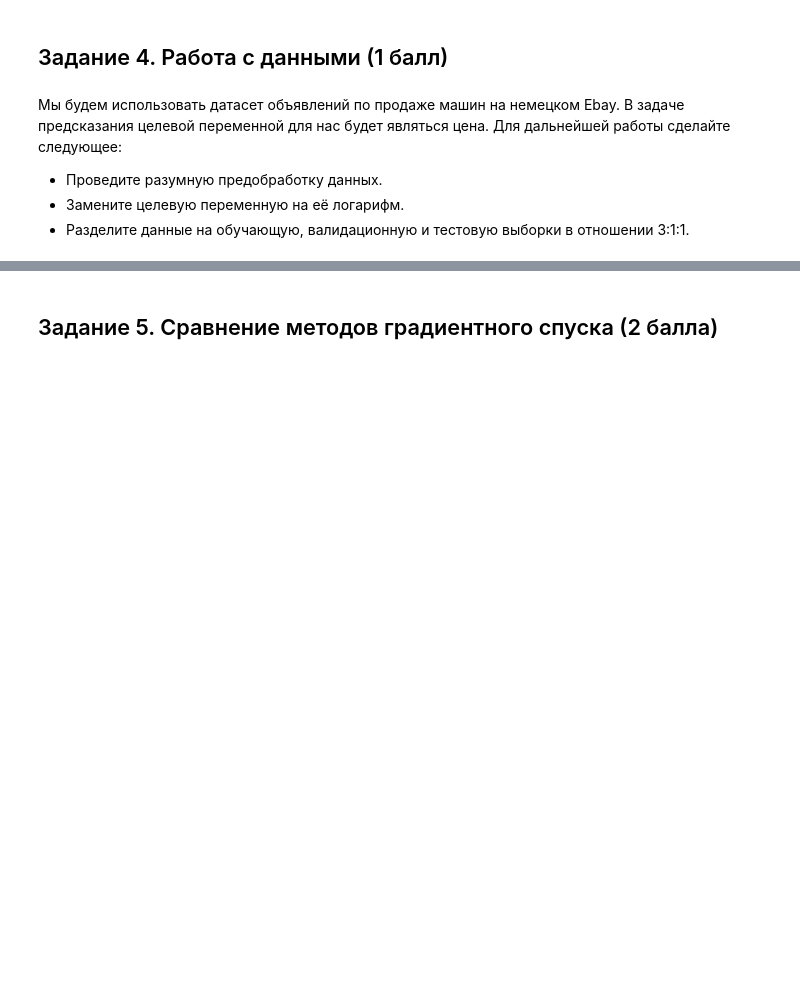
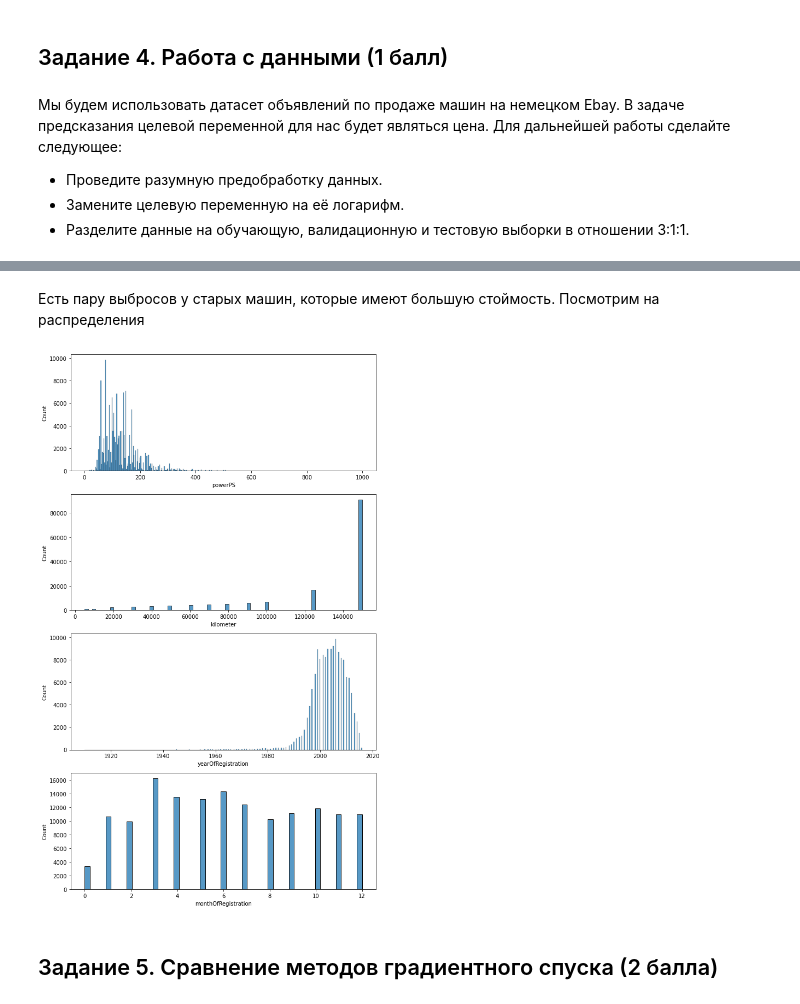
Before and after one commit to miche2020/ml-course-hse, a Jupyter notebook: 2020-fall/homeworks-practice/homework-practice-03-gd/homework-practice-03-gd.ipynb, the cells around one changed output, grey strips where cells are left out. Cells and saved outputs as stored; diff of their text form; code cells hidden in the pictures; blank space fills up the shorter version.

```diff
--- a/2020-fall/homeworks-practice/homework-practice-03-gd/homework-practice-03-gd.ipynb
+++ b/2020-fall/homeworks-practice/homework-practice-03-gd/homework-practice-03-gd.ipynb
@@ -226,3 +270,11 @@ ValueError: shapes (100,6) and (5,) not aligned: 6 (dim 1) != 5 (dim 0)
+# %% [markdown]
+Есть пару выбросов у старых машин, которые имеют большую стоймость. Посмотрим на распределения
+# %%
+fig, axs = plt.subplots(4, figsize=(10, 18))
+for i, col in enumerate(X_train[['powerPS','kilometer','yearOfRegistration',"monthOfRegistration"]]):
+    sns.histplot(data=X_train, x=col,ax=axs[i] )
+# %% [output]
+[figure, added]
 # %% [markdown]
 ## Задание 5. Сравнение методов градиентного спуска (2 балла)
 # %% [markdown]
```
Also changed, not shown: parts of 17 cells of this notebook, 3 other files.
